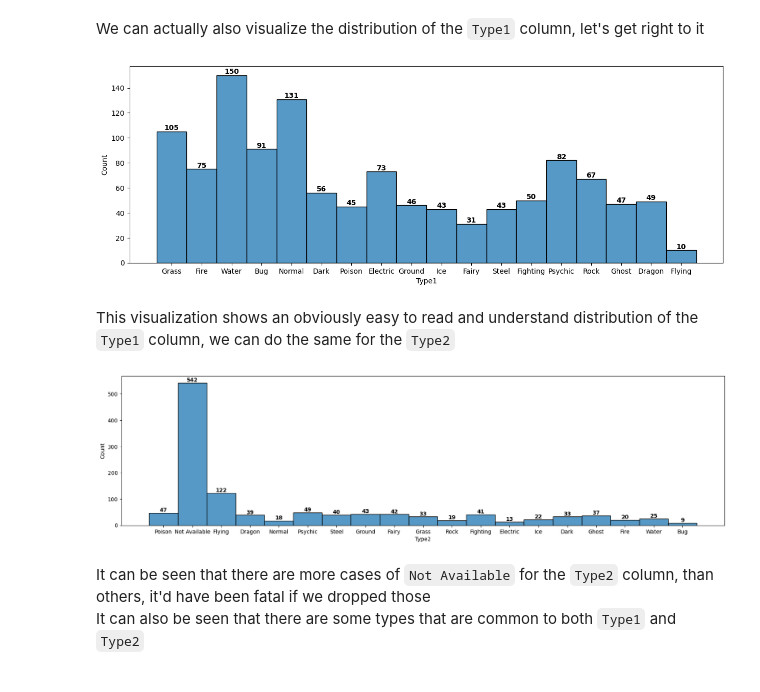
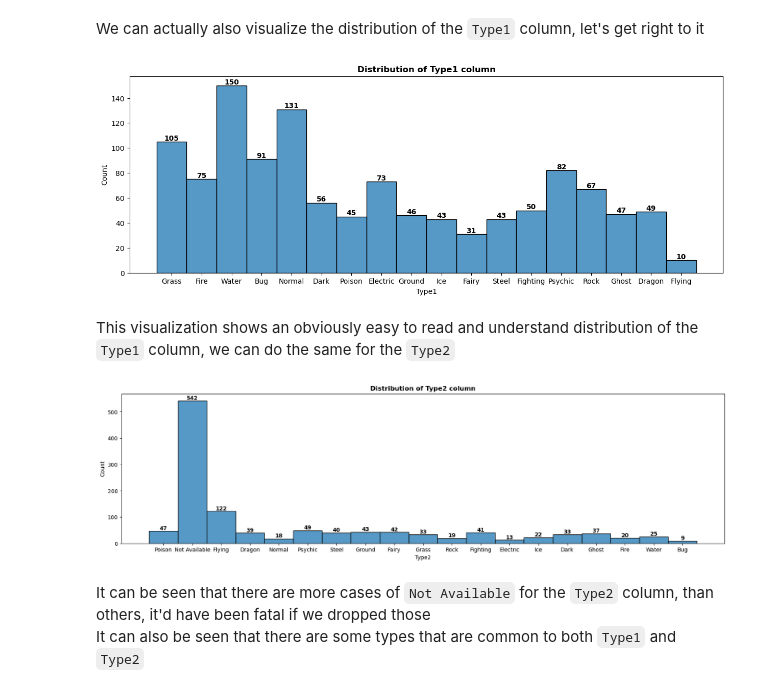
Before and after one commit to EngineerLambda/Angelhack-challenge, a Jupyter notebook: pokemon.ipynb, the cells around one changed output. Drawn from its saved outputs; the diff is of its cells as text; code cells hidden in the pictures.

```diff
--- a/pokemon.ipynb
+++ b/pokemon.ipynb
@@ -184,22 +185,24 @@ We can actually also visualize the distribution of the `Type1` column, let's get
 # %%
 type_1 = dataset.Type1
 plt.figure(figsize=(15,5))
 
+plt.title("Distribution of Type1 column", fontweight="bold")
 ax = sns.histplot(type_1, bins=5)
 for p in ax.patches:
     x = p.get_x() + p.get_width() / 2
     y = p.get_height()
 
     ax.annotate(f'{int(y)}', (x, y), ha='center', va='bottom', fontweight="bold")
 plt.show()
 # %% [output]
-[figure, old version]
+[figure, new version]
 # %% [markdown]
 This visualization shows an obviously easy to read and understand distribution of the `Type1` column, we can do the same for the `Type2`
 # %%
 type_2 = dataset.Type2
 plt.figure(figsize=(20,5))
 
+plt.title("Distribution of Type2 column", fontweight="bold")
 ax = sns.histplot(type_2, bins=5)
 for p in ax.patches:
     x = p.get_x() + p.get_width() / 2
@@ -208,7 +211,7 @@ for p in ax.patches:
 
 plt.show()
 # %% [output]
-[figure, old version]
+[figure, new version]
 # %% [markdown]
 It can be seen that there are more cases of `Not Available` for the `Type2` column, than others, it'd have been fatal if we dropped those<br>
 It can also be seen that there are some types that are common to both `Type1` and `Type2`
```
Also changed, not shown: parts of 6 cells of this notebook, 2 other files.
